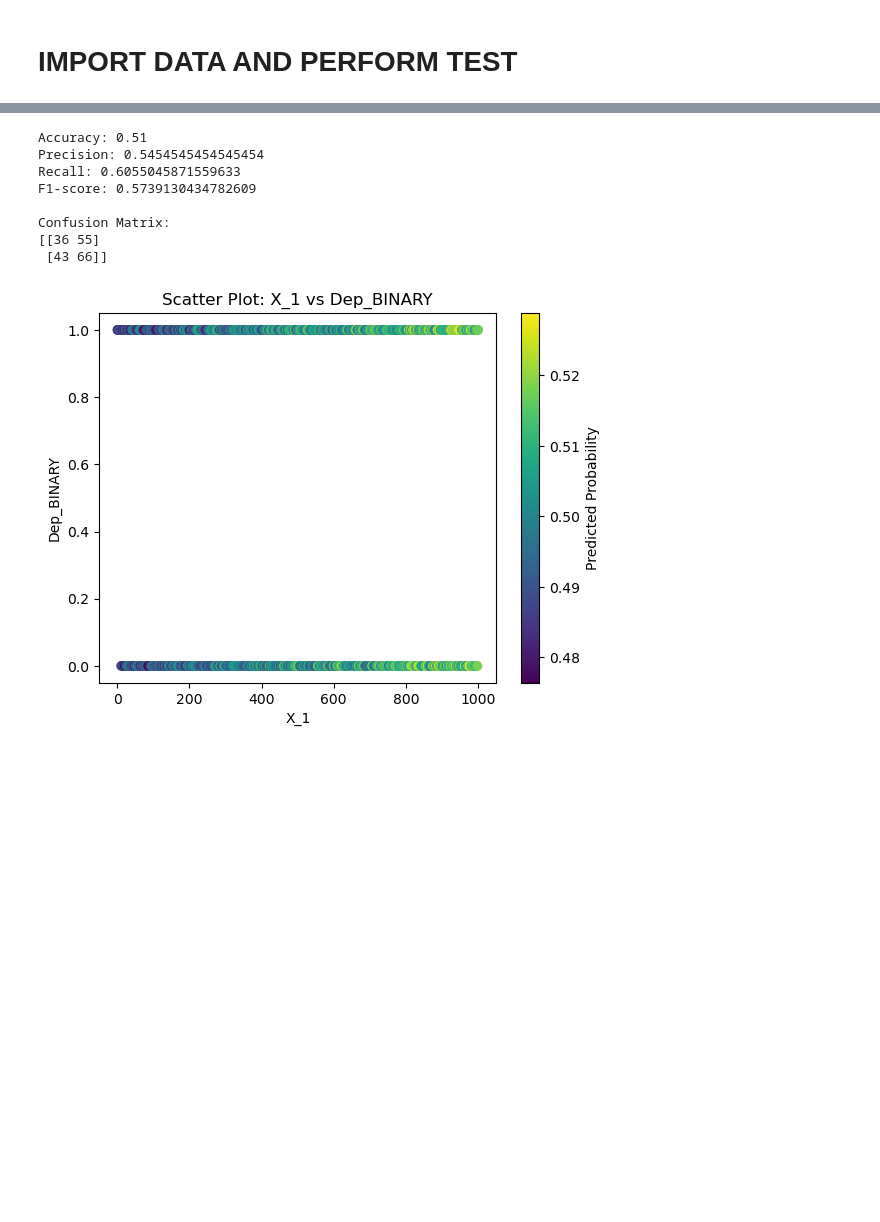
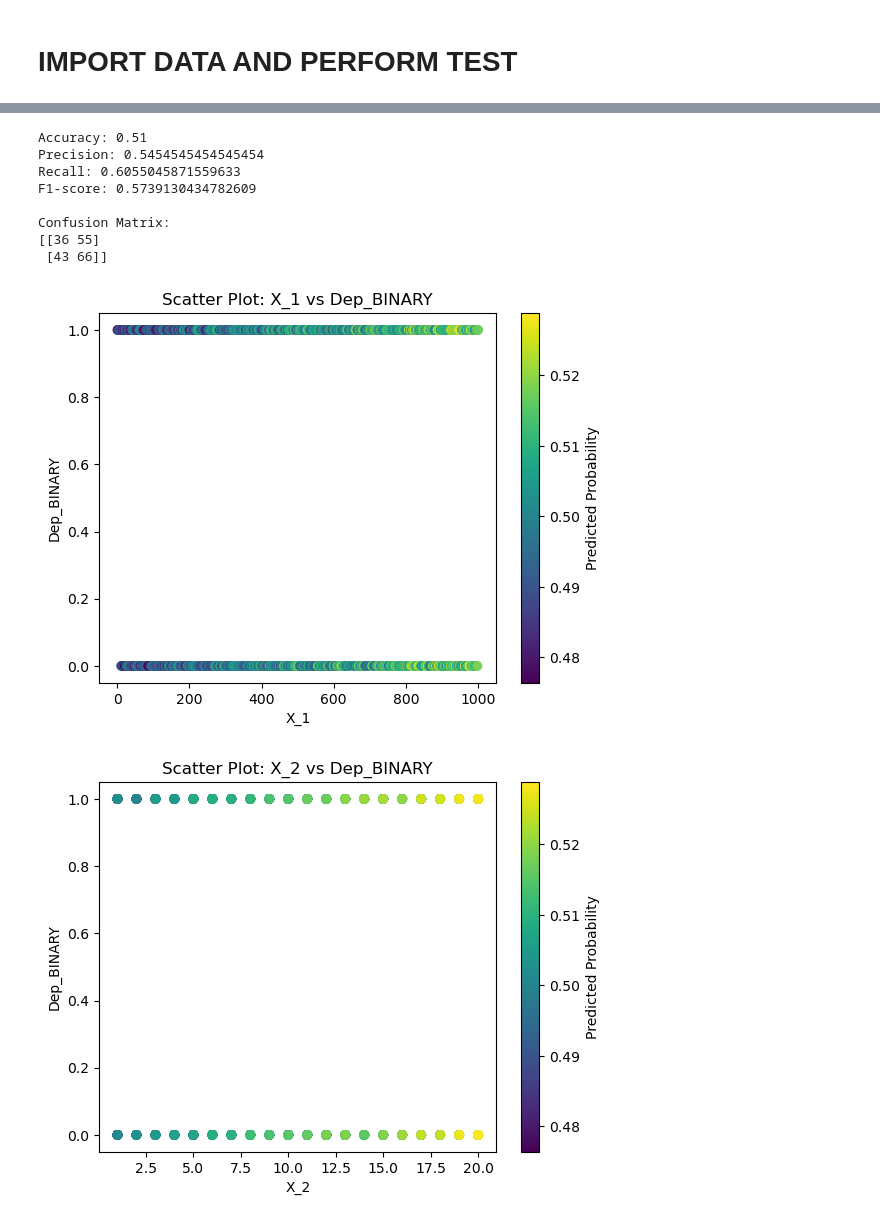
Before and after one commit to chris-stoph/Code-Repository, a Jupyter notebook: Hypothesis Testing Scripts/REGRESSION_ANALYSIS_LOGISTIC.ipynb, the cells around one changed output, grey strips where cells are left out. Cells and saved outputs as stored; diff of their text form; code cells hidden in the pictures; blank space fills up the shorter version.

```diff
--- a/Hypothesis Testing Scripts/REGRESSION_ANALYSIS_LOGISTIC.ipynb
+++ b/Hypothesis Testing Scripts/REGRESSION_ANALYSIS_LOGISTIC.ipynb
@@ -96,29 +96,28 @@ def evaluate_model(model, X_test, y_test):
     return accuracy, precision, recall, f1, conf_matrix
 
 def plot_scatter(df, X_cols, y_col, logistic_model):
-    """Plot scatter plot showing relationship between independent and target variables."""
-    plt.figure()
+    """Plot scatter plots showing the relationship between independent variables and the target variable."""
+    for X_col in X_cols:
+        plt.figure()
 
-    # Check if all X_cols are in the columns used during model training
-    missing_cols = [col for col in X_cols if col not in df.columns]
-    if missing_cols:
-        print(f"Error: Columns '{', '.join(missing_cols)}' not found in the DataFrame.")
-        return
+        # Check if X_col and y_col are in the columns used during model training
+        if X_col not in df.columns:
+            print(f"Error: Column '{X_col}' not found in the DataFrame.")
+            continue
+        if y_col not in df.columns:
+            print(f"Error: Column '{y_col}' not found in the DataFrame.")
+            continue
 
-    # Check if y_col is in the columns used during model training
-    if y_col not in df.columns:
-        print(f"Error: Column '{y_col}' not found in the DataFrame.")
-        return
+        X_test = df[X_cols]  # Use all X_cols in X_test
+        y_pred = logistic_model.predict_proba(X_test)[:, 1]
 
-    X_test = df[X_cols]
-    y_pred = logistic_model.predict_proba(X_test)[:, 1]
+        plt.scatter(df[X_col], df[y_col], c=y_pred, cmap='viridis')
+        plt.xlabel(X_col)
+        plt.ylabel(y_col)
+        plt.title(f'Scatter Plot: {X_col} vs {y_col}')
+        plt.colorbar(label='Predicted Probability')
+        plt.show()
 
-    plt.scatter(df[X_cols[0]], df[y_col], c=y_pred, cmap='viridis')
-    plt.xlabel(X_cols[0])
-    plt.ylabel(y_col)
-    plt.title(f'Scatter Plot: {X_cols[0]} vs {y_col}')
-    plt.colorbar(label='Predicted Probability')
-    plt.show()
 
 def main():
     file_path = get_file_path()
@@ -149,33 +148,37 @@ def main():
     if y_col is None:
         print("Error: Invalid input for dependent variable.")
         return
 
     logistic_model, X_test, y_test = fit_logistic_regression(df, x_cols, y_col)
 
+    if logistic_model is None:
+        print("Error: Logistic regression model is not fitted.")
+        return
+
     # Evaluate the model
     accuracy, precision, recall, f1, conf_matrix = evaluate_model(logistic_model, X_test, y_test)
     print(f"Accuracy: {accuracy}")
     print(f"Precision: {precision}")
     print(f"Recall: {recall}")
     print(f"F1-score: {f1}")
     print("\nConfusion Matrix:")
     print(conf_matrix)
 
-    # Plot scatter plot for one independent variable
-    if len(x_cols) > 0:
-        plot_scatter(df, x_cols, y_col, logistic_model)
+    # Plot scatter plots for each independent variable
+    plot_scatter(df, x_cols, y_col, logistic_model)
 
 if __name__ == "__main__":
     main()
 # %% [output]
 [figure]
 [figure]
 Accuracy: 0.51
 Precision: 0.5454545454545454
 Recall: 0.6055045871559633
 F1-score: 0.5739130434782609
 
 Confusion Matrix:
 [[36 55]
  [43 66]]
 [figure]
+[figure, added]
```
